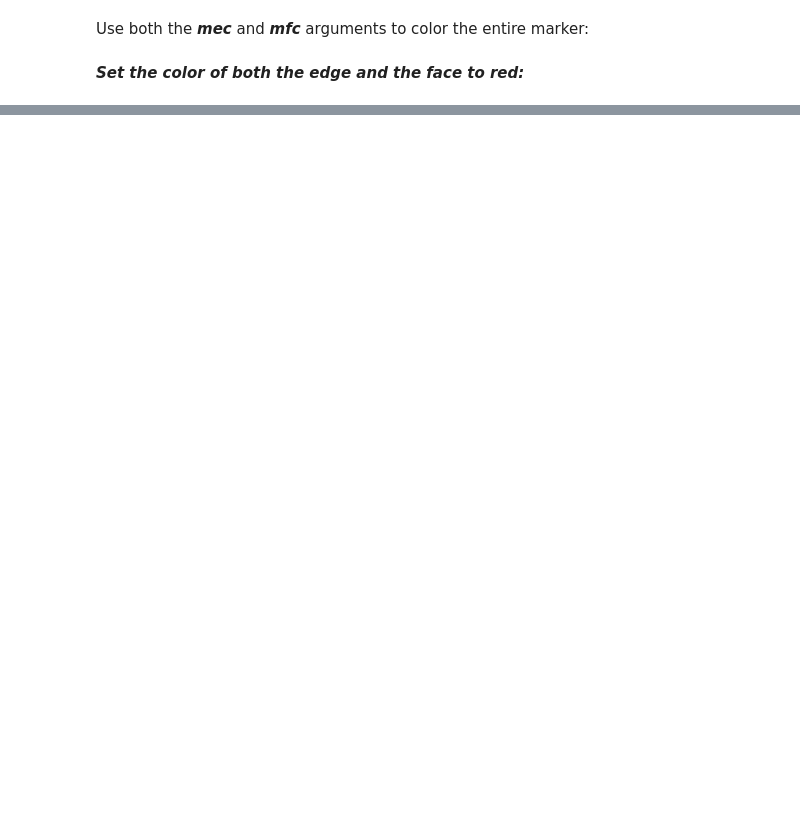
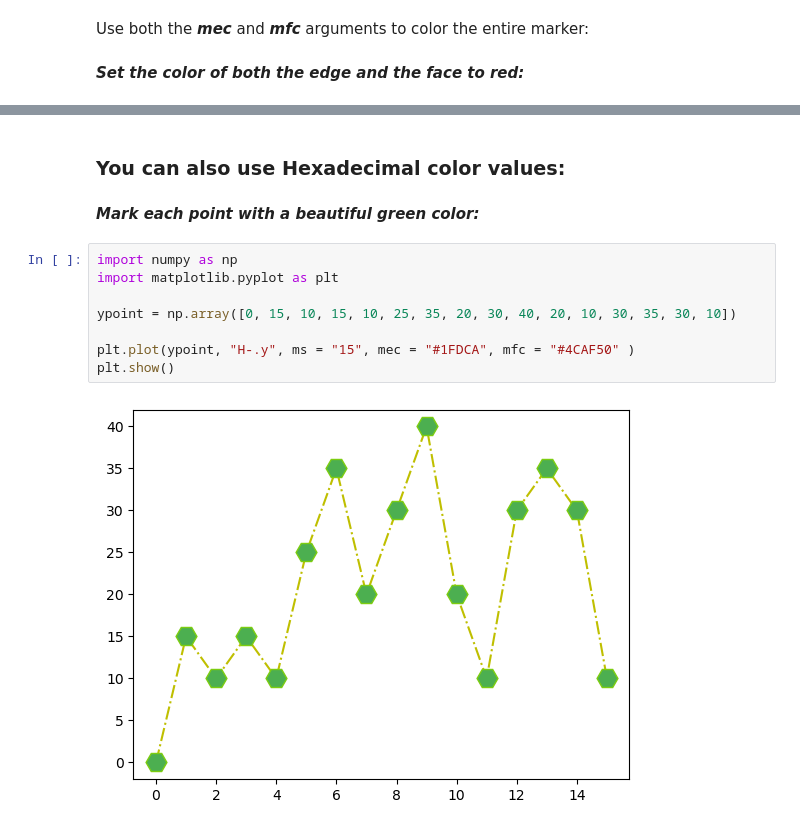
Before and after one commit to jabedkhanjb/Matplotlib, a Jupyter notebook: Matplotlib 4 Markers/Matplotlib Markers.ipynb, the cells around one changed output, grey strips where cells are left out. Cells and saved outputs as stored; diff of their text form; blank space fills up the shorter version.

```diff
--- a/Matplotlib 4 Markers/Matplotlib Markers.ipynb
+++ b/Matplotlib 4 Markers/Matplotlib Markers.ipynb
@@ -175,0 +187,14 @@ Use both the <i><b>mec</b></i> and <i><b>mfc</b></i> arguments to color the enti
+# %% [markdown]
+### You can also use Hexadecimal color values:
+# %% [markdown]
+<i><b>Mark each point with a beautiful green color:</b></i>
+# %%
+import numpy as np
+import matplotlib.pyplot as plt
+
+ypoint = np.array([0, 15, 10, 15, 10, 25, 35, 20, 30, 40, 20, 10, 30, 35, 30, 10])
+
+plt.plot(ypoint, "H-.y", ms = "15", mec = "#1FDCA", mfc = "#4CAF50" )
+plt.show()
+# %% [output]
+[figure, added]
```
Also changed, not shown: parts of 2 cells of this notebook.
